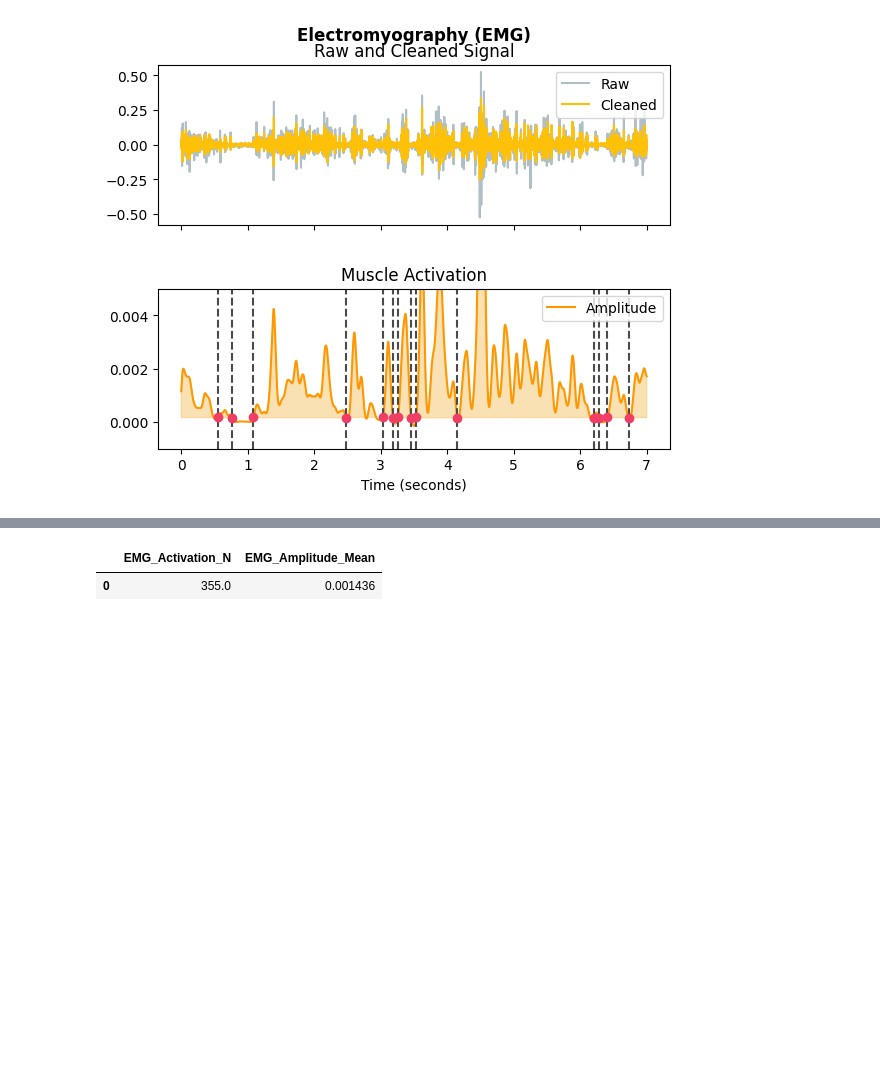
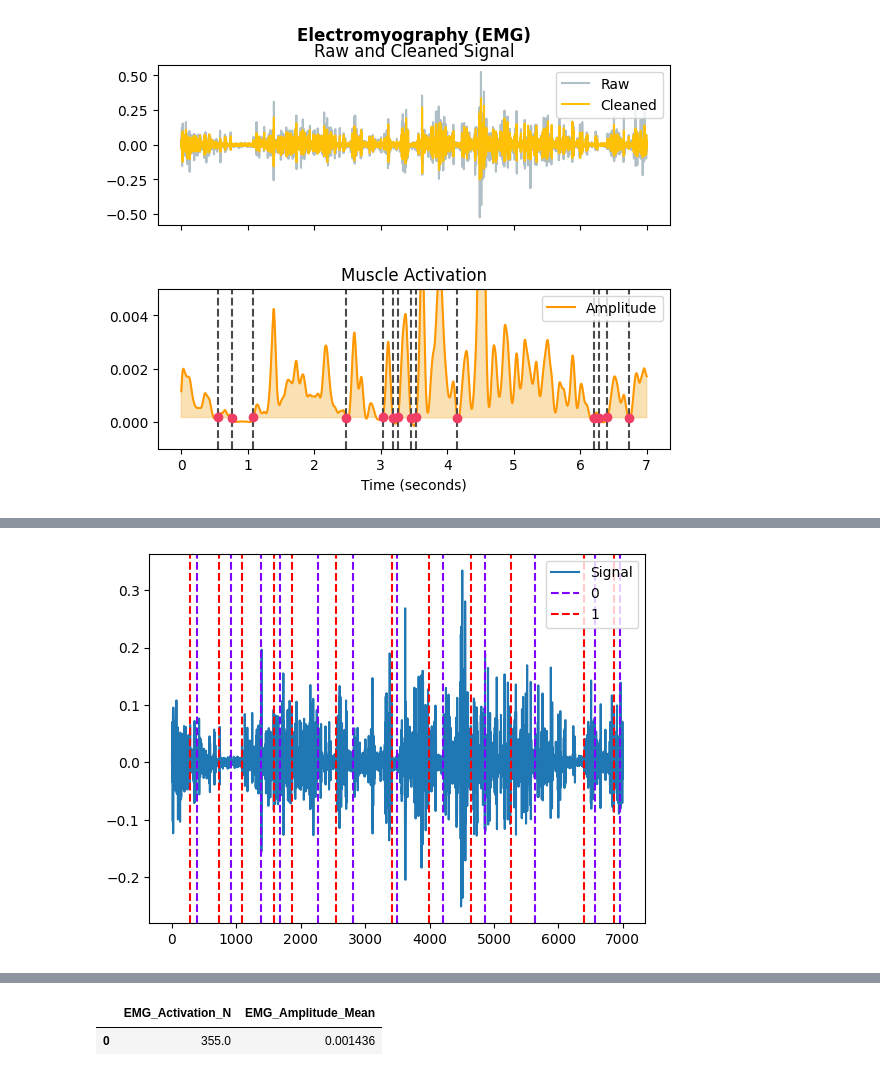
Before and after one commit to sjeung/TUB_Project-Psychophysiology, a Jupyter notebook: pp_emg_tutorial.ipynb, the cells around one changed output, grey strips where cells are left out. Drawn from its saved outputs; the diff is of its cells as text; code cells hidden in the pictures; blank space fills up the shorter version.

```diff
--- a/pp_emg_tutorial.ipynb
+++ b/pp_emg_tutorial.ipynb
@@ -58,0 +74,6 @@ plt.subplots_adjust(left=0.1,
+# %%
+# method "pelt"
+activity, info = nk.emg_activation(emg_cleaned=cleaned, method="pelt")
+nk.events_plot([info["EMG_Offsets"], info["EMG_Onsets"]], cleaned)
+# %% [output]
+[figure, added]
```
Also changed, not shown: parts of 8 cells of this notebook.
